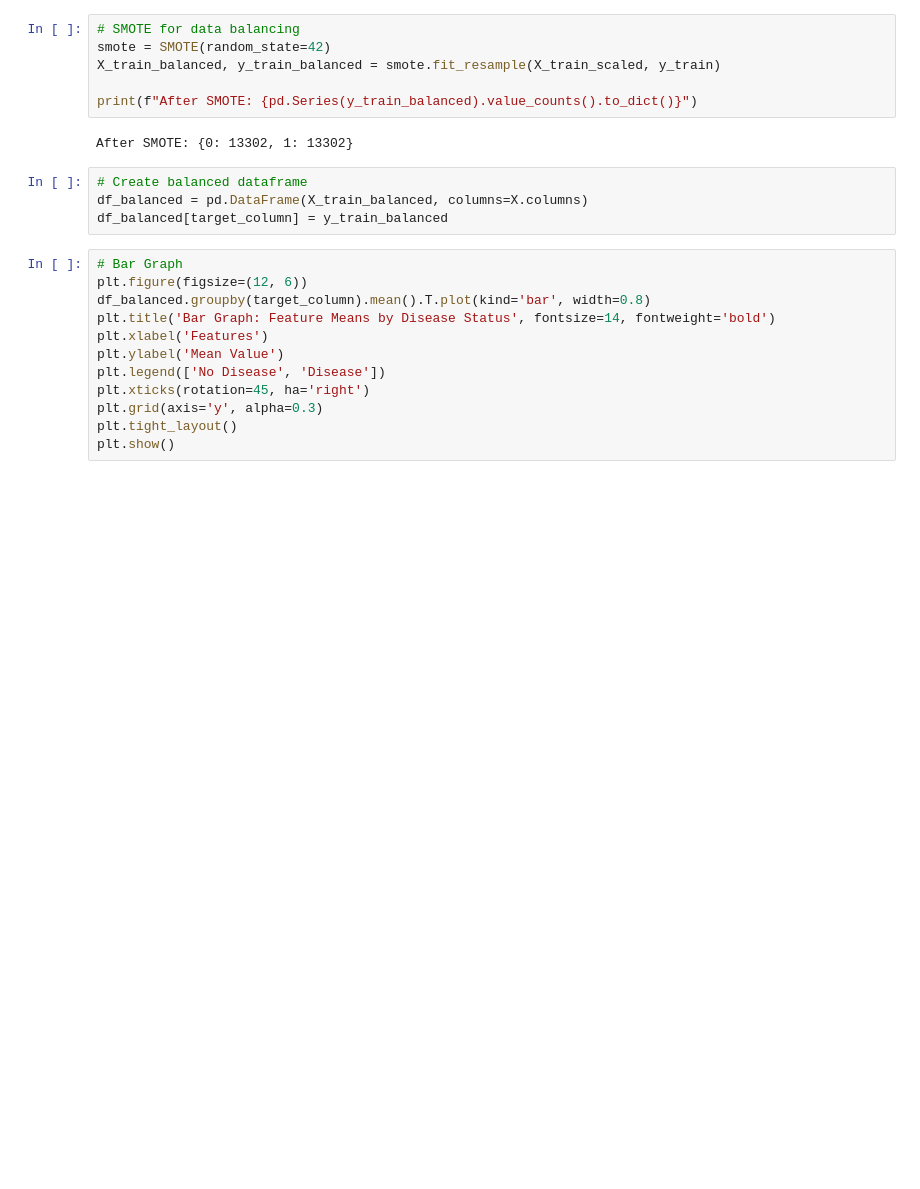
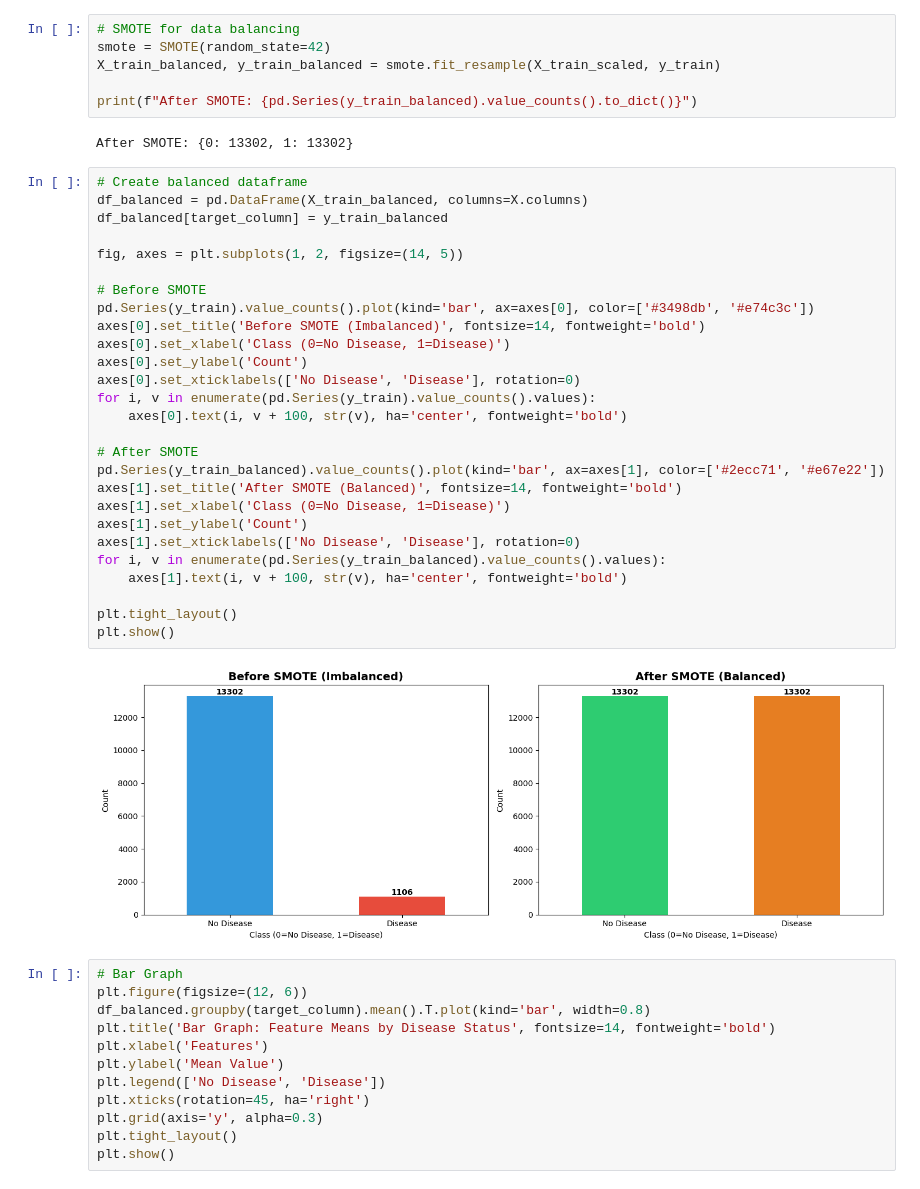
Before and after one commit to Pranay0702/liver_disease_prediction-, a Jupyter notebook: liverDiseasePrediction.ipynb, the cells around one changed output. Saved outputs shown, nothing was run; the diff lists cells and outputs as text; blank space fills up the shorter version.

Commit message:
comparision of imbalanced and balanced data

```diff
--- a/liverDiseasePrediction.ipynb
+++ b/liverDiseasePrediction.ipynb
@@ -109,7 +109,32 @@ After SMOTE: {0: 13302, 1: 13302}
 # %%
 # Create balanced dataframe
 df_balanced = pd.DataFrame(X_train_balanced, columns=X.columns)
 df_balanced[target_column] = y_train_balanced
+
+fig, axes = plt.subplots(1, 2, figsize=(14, 5))
+
+# Before SMOTE
+pd.Series(y_train).value_counts().plot(kind='bar', ax=axes[0], color=['#3498db', '#e74c3c'])
+axes[0].set_title('Before SMOTE (Imbalanced)', fontsize=14, fontweight='bold')
+axes[0].set_xlabel('Class (0=No Disease, 1=Disease)')
+axes[0].set_ylabel('Count')
+axes[0].set_xticklabels(['No Disease', 'Disease'], rotation=0)
+for i, v in enumerate(pd.Series(y_train).value_counts().values):
+    axes[0].text(i, v + 100, str(v), ha='center', fontweight='bold')
+
+# After SMOTE
+pd.Series(y_train_balanced).value_counts().plot(kind='bar', ax=axes[1], color=['#2ecc71', '#e67e22'])
+axes[1].set_title('After SMOTE (Balanced)', fontsize=14, fontweight='bold')
+axes[1].set_xlabel('Class (0=No Disease, 1=Disease)')
+axes[1].set_ylabel('Count')
+axes[1].set_xticklabels(['No Disease', 'Disease'], rotation=0)
+for i, v in enumerate(pd.Series(y_train_balanced).value_counts().values):
+    axes[1].text(i, v + 100, str(v), ha='center', fontweight='bold')
+
+plt.tight_layout()
+plt.show()
+# %% [output]
+[figure, added]
 # %%
 # Bar Graph
 plt.figure(figsize=(12, 6))
```
